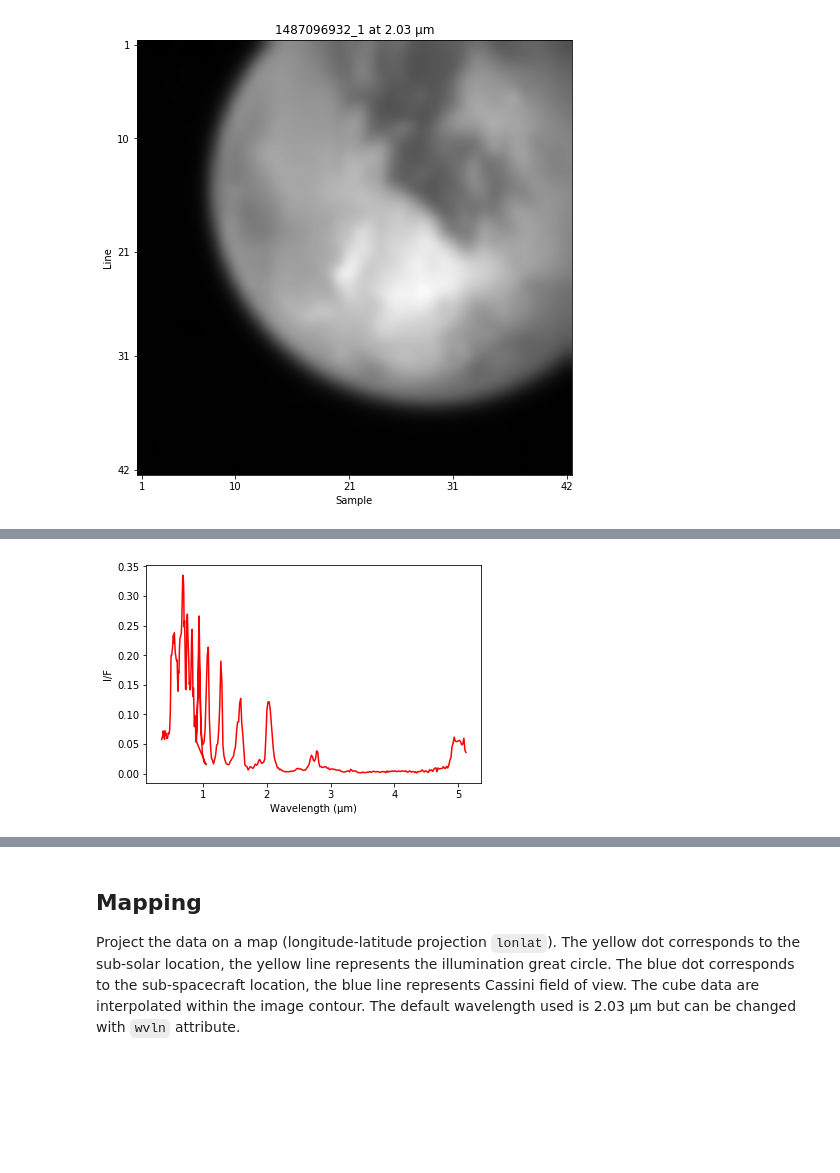
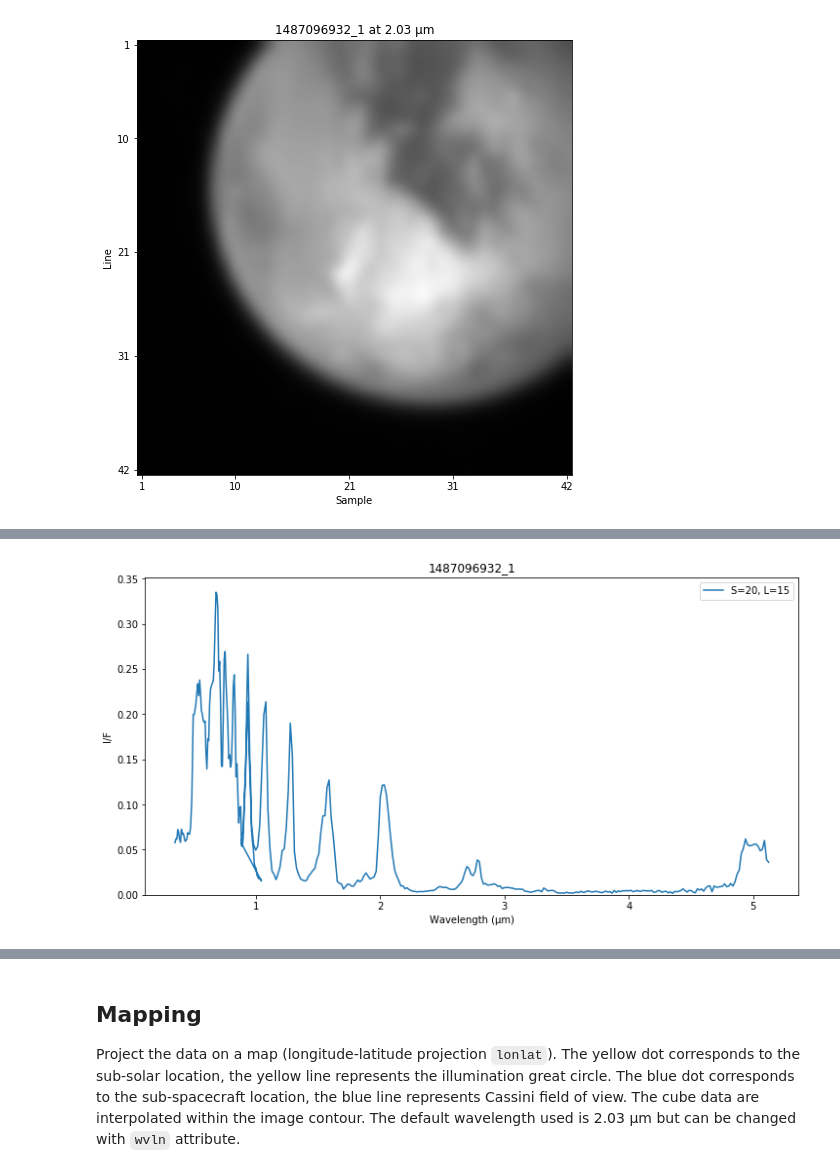
Before and after one commit to seignovert/pyvims, a Jupyter notebook: pyvims.ipynb, the cells around one changed output, grey strips where cells are left out. Saved outputs shown, nothing was run; the diff lists cells and outputs as text; code cells hidden in the pictures; blank space fills up the shorter version.

```diff
--- a/pyvims.ipynb
+++ b/pyvims.ipynb
@@ -96,7 +159,4 @@ Plot spectrum for a specific pixel (red dot in the previous image):
-# %%
-plt.plot(cube.wvlns, cube.getSpec(S=20, L=15), 'r-')
-
-plt.xlabel('Wavelength (µm)')
-plt.ylabel('I/F');
-# %% [output]
-[figure, removed]
+# %%
+cube.plot_spectrum(S=20, L=15)
+# %% [output]
+[figure, added]
```
Also changed, not shown: parts of 12 cells of this notebook, 2 other files.
